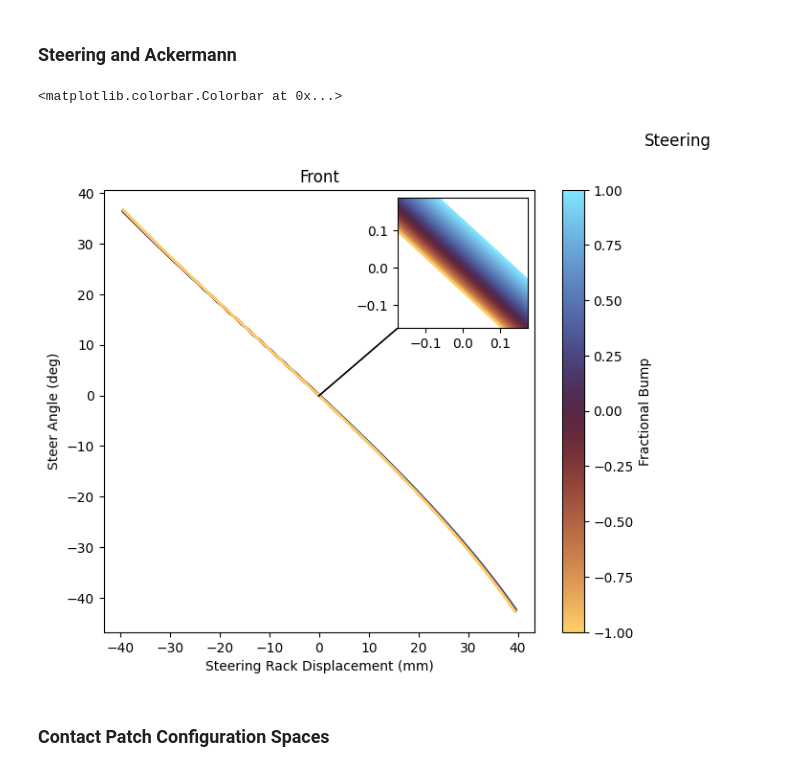
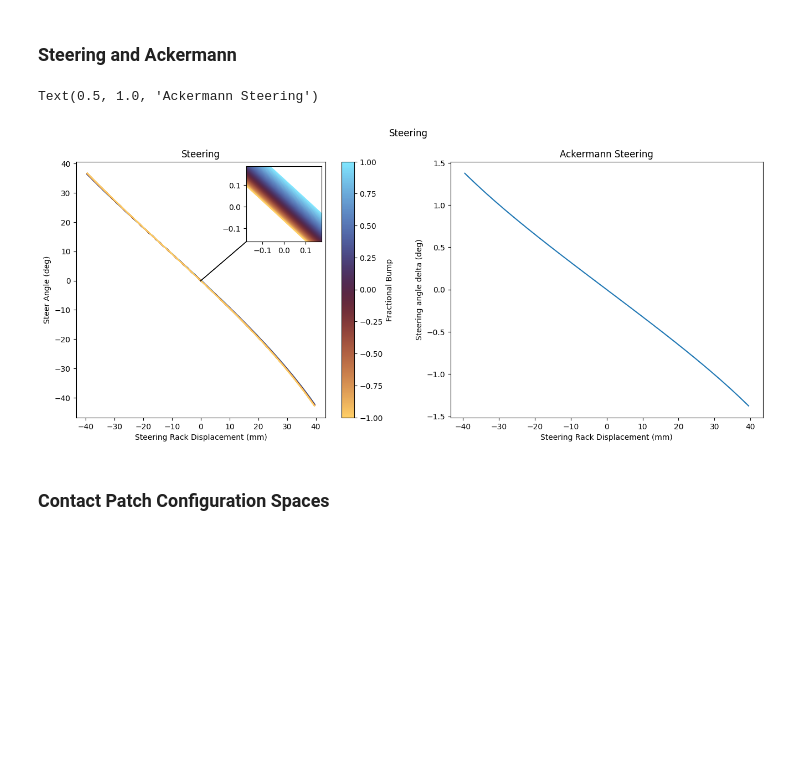
Before and after one commit to LHRIC/LapSim, a Jupyter notebook: kinematic_report.ipynb, the cells around one changed output. Cells and saved outputs as stored; diff of their text form; code cells hidden in the pictures; blank space fills up the shorter version.

Commit message:
added ackermann graph

```diff
--- a/kinematic_report.ipynb
+++ b/kinematic_report.ipynb
@@ -95,7 +95,7 @@ scalar_mappable = plt.cm.ScalarMappable(cmap=plt.cm.managua,norm=norm)
 ax1 = fig.add_subplot(121)
 
 for i in range(n):
-    ax1.plot(f[i,:,1],np.rad2deg(f[i,:,10]))
+    ax1.plot(f[i,:,1], np.rad2deg(f[i,:,10]))
 
 for i, line in enumerate(ax1.lines):
     # line.set_color(colors[abs(i-n//2)*2])
@@ -103,39 +103,47 @@ for i, line in enumerate(ax1.lines):
 
 ax1.set_xlabel('Steering Rack Displacement (mm)')
 ax1.set_ylabel('Steer Angle (deg)')
-ax1.set_title('Front')
+ax1.set_title('Steering')
 
 ## EDIT ZOOM LEVEL HERE ###
 zoom1 = 75
 ## EDIT ZOOM POINT HERE [-1,1] ###
 t= 0
 
 zoom2 = zoom1*3
 ax1_1 = zoomed_inset_axes(ax1, zoom=zoom1, loc='upper right')
 
 for i in range(n):
     ax1_1.plot(f[i,:,1],np.rad2deg(f[i,:,10]))
 for i, line in enumerate(ax1_1.lines):
     # line.set_color(colors[abs(i-n//2)*2])
     line.set_color(colors[i])
 ax1_1.set_aspect('equal', adjustable='box')
 m = len(f[0,:,1])
 idx = m//2 + int(t*m/2)
 x1, y1 = f[n//2,idx,1], f[n//2,idx,10]
 
 ax1_1.set_xlim(x1 + f[n//2,0,1]/zoom2, x1 + f[n//2,-1,1]/zoom2)
 ax1_1.set_ylim(np.rad2deg(y1 - f[n//2,0,10]/zoom2), np.rad2deg(y1 - f[n//2,-1,10]/zoom2))
 mark_inset(ax1, ax1_1, loc1=3, loc2=3)
 
 colormap = plt.cm.managua
 colors = [colormap(i) for i in np.linspace(1, 0, n)]
 
 norm = mpl.colors.Normalize(vmin=-1,vmax=1)
 scalar_mappable = plt.cm.ScalarMappable(cmap=plt.cm.managua,norm=norm)
 fig.colorbar(scalar_mappable,ax=ax1,label='Fractional Bump')
+
+ackermann = (f[n//2,:,10] - f[n//2,::-1,10])
+ax2 = fig.add_subplot(122)
+ax2.plot(f[n//2,:,1], ackermann)
+
+ax2.set_xlabel('Steering Rack Displacement (mm)')
+ax2.set_ylabel('Steering angle delta (deg)')
+ax2.set_title('Ackermann Steering')
 # %% [output]
-<matplotlib.colorbar.Colorbar at 0x...>
+Text(0.5, 1.0, 'Ackermann Steering')
-[figure, old version]
+[figure, new version]
 # %% [markdown]
 ### Contact Patch Configuration Spaces
 # %%
```
Also changed, not shown: parts of 2 cells of this notebook, 1 other file.
